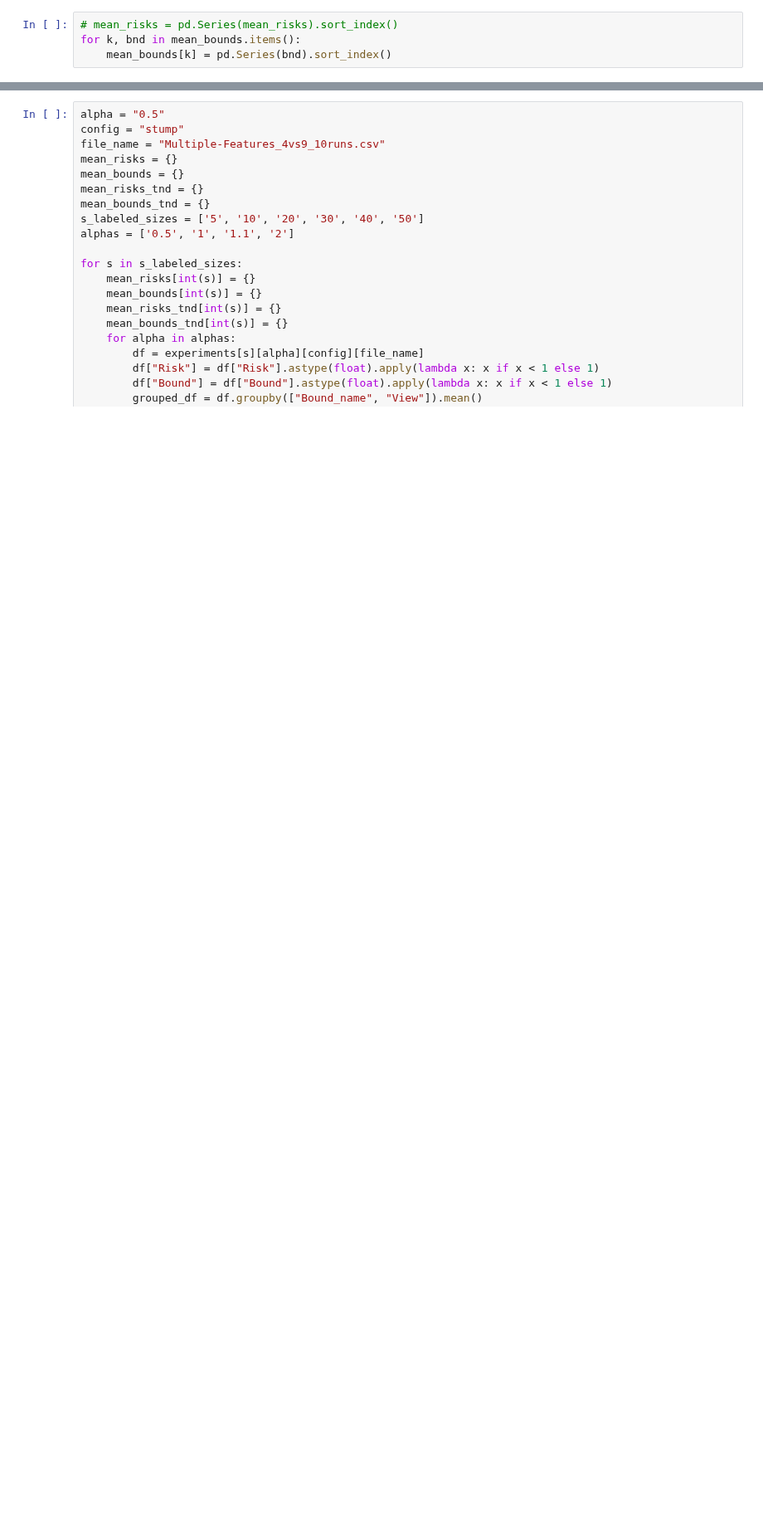
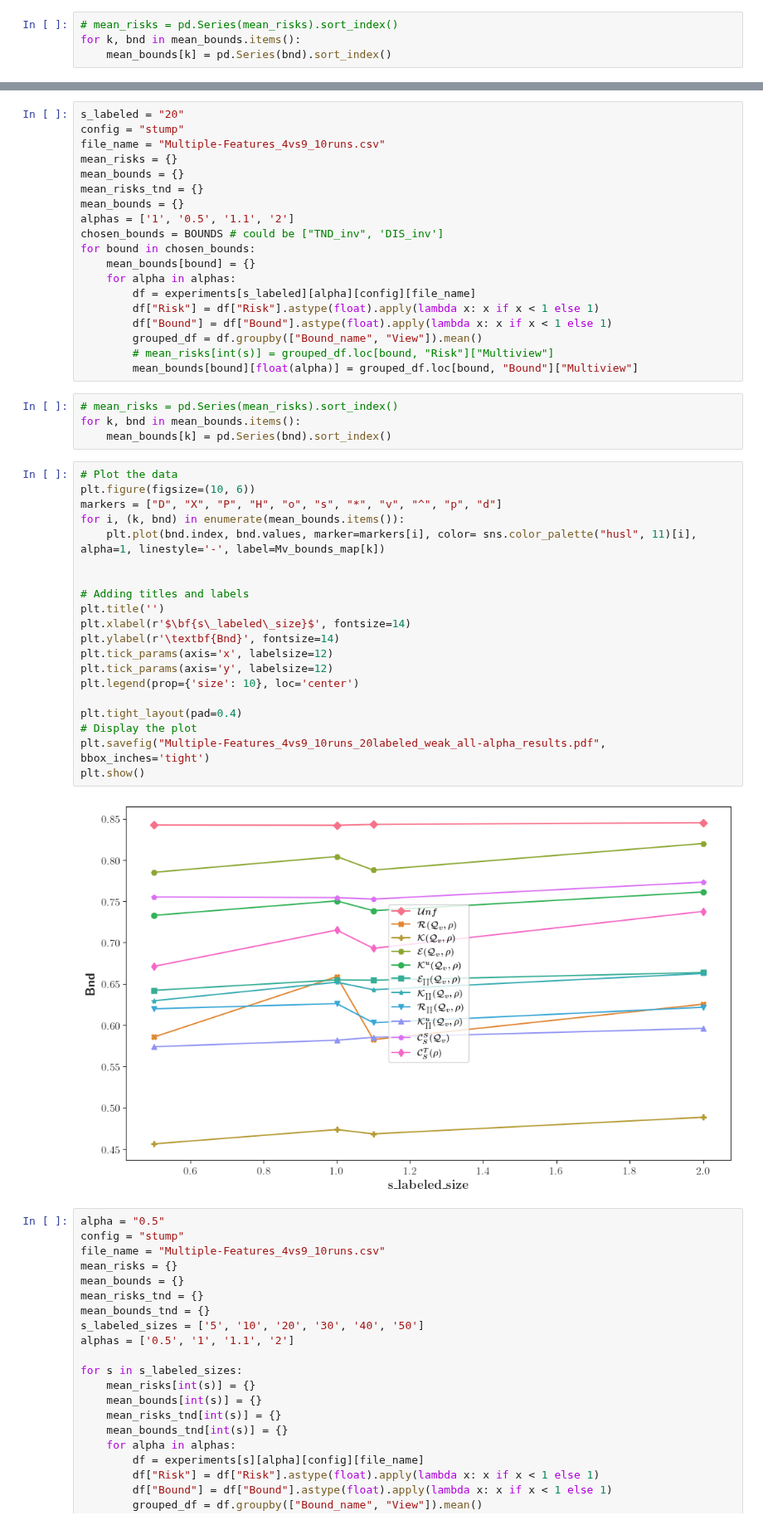
Before and after one commit to adidi24/Multi-View-Majority-Vote-Learning-Algorithms-Direct-Minimization-of-PAC-Bayesian-Bounds, a Jupyter notebook: plot.ipynb, the cells around one changed output, grey strips where cells are left out. Shown at 83% size. Saved outputs shown, nothing was run; the diff lists cells and outputs as text; blank space fills up the shorter version.

Commit message:
more results

```diff
--- a/plot.ipynb
+++ b/plot.ipynb
@@ -730,3 +732,48 @@ plt.show()
+# %%
+s_labeled = "20"
+config = "stump"
+file_name = "Multiple-Features_4vs9_10runs.csv"
+mean_risks = {}
+mean_bounds = {}
+mean_risks_tnd = {}
+mean_bounds = {}
+alphas = ['1', '0.5', '1.1', '2']
+chosen_bounds = BOUNDS # could be ["TND_inv", 'DIS_inv']
+for bound in chosen_bounds:
+    mean_bounds[bound] = {}
+    for alpha in alphas:
+        df = experiments[s_labeled][alpha][config][file_name]
+        df["Risk"] = df["Risk"].astype(float).apply(lambda x: x if x < 1 else 1)
+        df["Bound"] = df["Bound"].astype(float).apply(lambda x: x if x < 1 else 1)
+        grouped_df = df.groupby(["Bound_name", "View"]).mean()
+        # mean_risks[int(s)] = grouped_df.loc[bound, "Risk"]["Multiview"]
+        mean_bounds[bound][float(alpha)] = grouped_df.loc[bound, "Bound"]["Multiview"]
+# %%
+# mean_risks = pd.Series(mean_risks).sort_index()
+for k, bnd in mean_bounds.items():
+    mean_bounds[k] = pd.Series(bnd).sort_index()
+# %%
+# Plot the data
+plt.figure(figsize=(10, 6))
+markers = ["D", "X", "P", "H", "o", "s", "*", "v", "^", "p", "d"]
+for i, (k, bnd) in enumerate(mean_bounds.items()):
+    plt.plot(bnd.index, bnd.values, marker=markers[i], color= sns.color_palette("husl", 11)[i], alpha=1, linestyle='-', label=Mv_bounds_map[k])
+
+
+# Adding titles and labels
+plt.title('')
+plt.xlabel(r'$\bf{s\_labeled\_size}$', fontsize=14)
+plt.ylabel(r'\textbf{Bnd}', fontsize=14)
+plt.tick_params(axis='x', labelsize=12)
+plt.tick_params(axis='y', labelsize=12)
+plt.legend(prop={'size': 10}, loc='center')
+
+plt.tight_layout(pad=0.4)
+# Display the plot
+plt.savefig("Multiple-Features_4vs9_10runs_20labeled_weak_all-alpha_results.pdf", bbox_inches='tight')
+plt.show()
+# %% [output]
+[figure, added]
 # %%
 alpha = "0.5"
 config = "stump"
```
Also changed, not shown: parts of 6 cells of this notebook, 2 other files.
